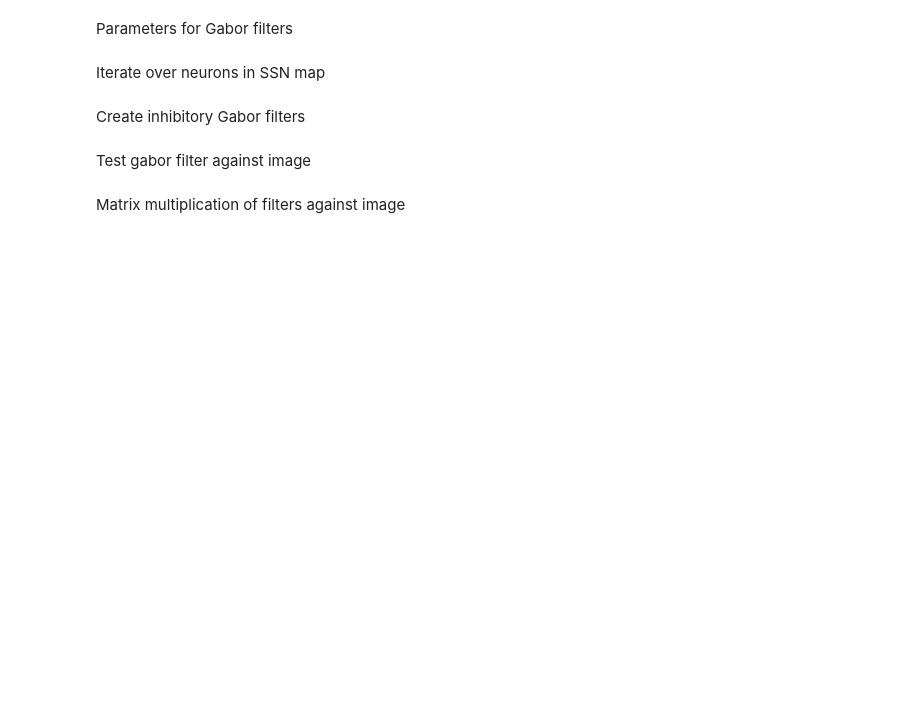
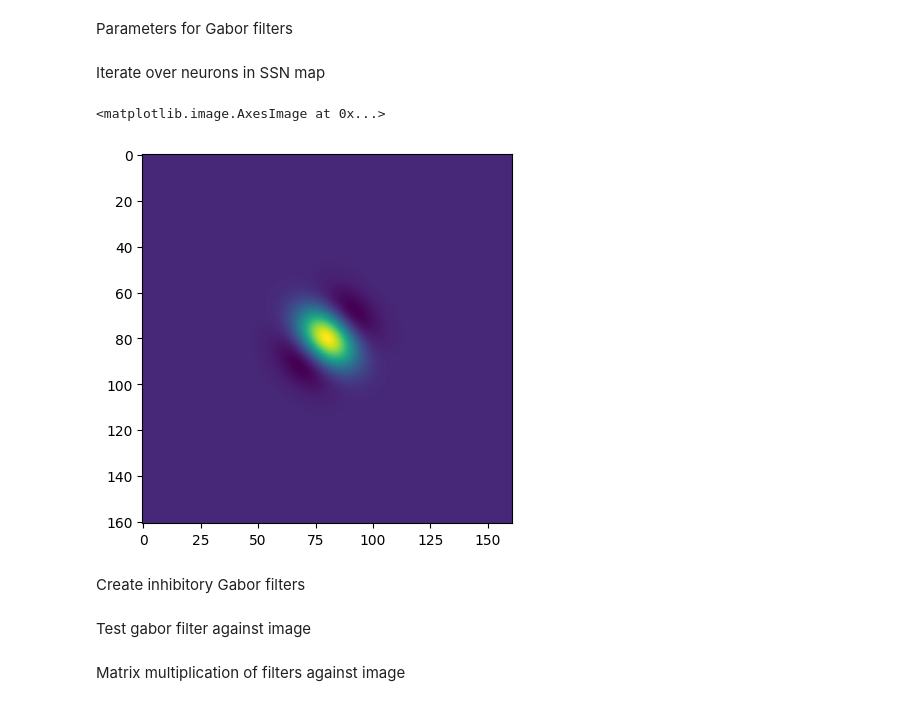
Before and after one commit to clarapecci/SSN_VPL, a Jupyter notebook: 2D SSN simulation.ipynb, the cells around one changed output. Drawn from its saved outputs; the diff is of its cells as text; code cells hidden in the pictures; blank space fills up the shorter version.

```diff
--- a/2D SSN simulation.ipynb
+++ b/2D SSN simulation.ipynb
@@ -835,9 +832,6 @@ Did not reach fixed point.
 # %% [markdown]
 to consider:
 - rectify gabor!!
-# %%
-sigma_g= 1 #degree
-k= np.pi/ sigma_g #cycles per degree
 # %%
 class gabor_filter:
 
@@ -866,6 +860,7 @@ class gabor_filter:
         self.sigma_g=sigma_g
         self.sz=len(x_axis)
         self.filter=self.construct_all_filters(x_axis, y_axis)
+        self.filter_vec = self.create_filter_vec(x_axis, y_axis)
 
 
     def create_filter(self, x,y):
@@ -915,3 +910,21 @@ class gabor_filter:
         filtered=np.dot(self.filter, P_strip)
 
         return filtered
+
+    def create_filter_vec(self, x_axis, y_axis):
+        x_i_r=np.repeat(self.x_i, len(x_axis))
+        x_i_r=np.expand_dims(x_i_r, axis=1)
+        x_axis=np.expand_dims(x_axis, axis=1)
+
+        y_i_r=np.repeat(self.y_i, len(x_axis))
+        y_i_r=np.expand_dims(y_i_r, axis=1)
+        y_axis=np.expand_dims(y_axis, axis=1)
+
+
+        diff_x= (x_axis - x_i_r.T).T
+        diff_y = np.flipud(y_axis - y_i_r.T)
+
+        spatial=np.cos(self.k*diff_y*np.cos(self.theta) + k*diff_x*np.sin(self.theta) + self.phase)
+        gabor= np.exp(-0.5 *( diff_x**2 + diff_y**2)/self.sigma_g**2)
+
+        return (gabor*spatial).squeeze()
@@ -926,6 +1070,9 @@ N_pixels=int(edge_length*2/dx_i) +1 # can also specify these directly
 
 x_axis=np.linspace(-1.6, 1.6, N_pixels, endpoint=True)  #reproduce image axis in degrees
 y_axis=np.linspace(-1.6, 1.6, N_pixels, endpoint=True)
+
+sigma_g= edge_length/8 #degree
+k= np.pi/(6* sigma_g) #cycles per degree
 # %% [markdown]
 Iterate over neurons in SSN map
 # %%
@@ -944,3 +1091,10 @@ e_filters=np.array(all_filters)
+# %%
+gabor=gabor_filter(x_i=0, y_i=0, k=k, sigma_g=sigma_g, theta=135, conv_factor=grid_pars.magnif_factor, x_axis=x_axis, y_axis=y_axis, dx=dx_i, dy=dx_i)
+# %%
+plt.imshow(gabor.filter)
+# %% [output]
+<matplotlib.image.AxesImage at 0x...>
+[figure, added]
 # %% [markdown]
 Create inhibitory Gabor filters
 # %%
```
Also changed, not shown: parts of 14 cells of this notebook.
